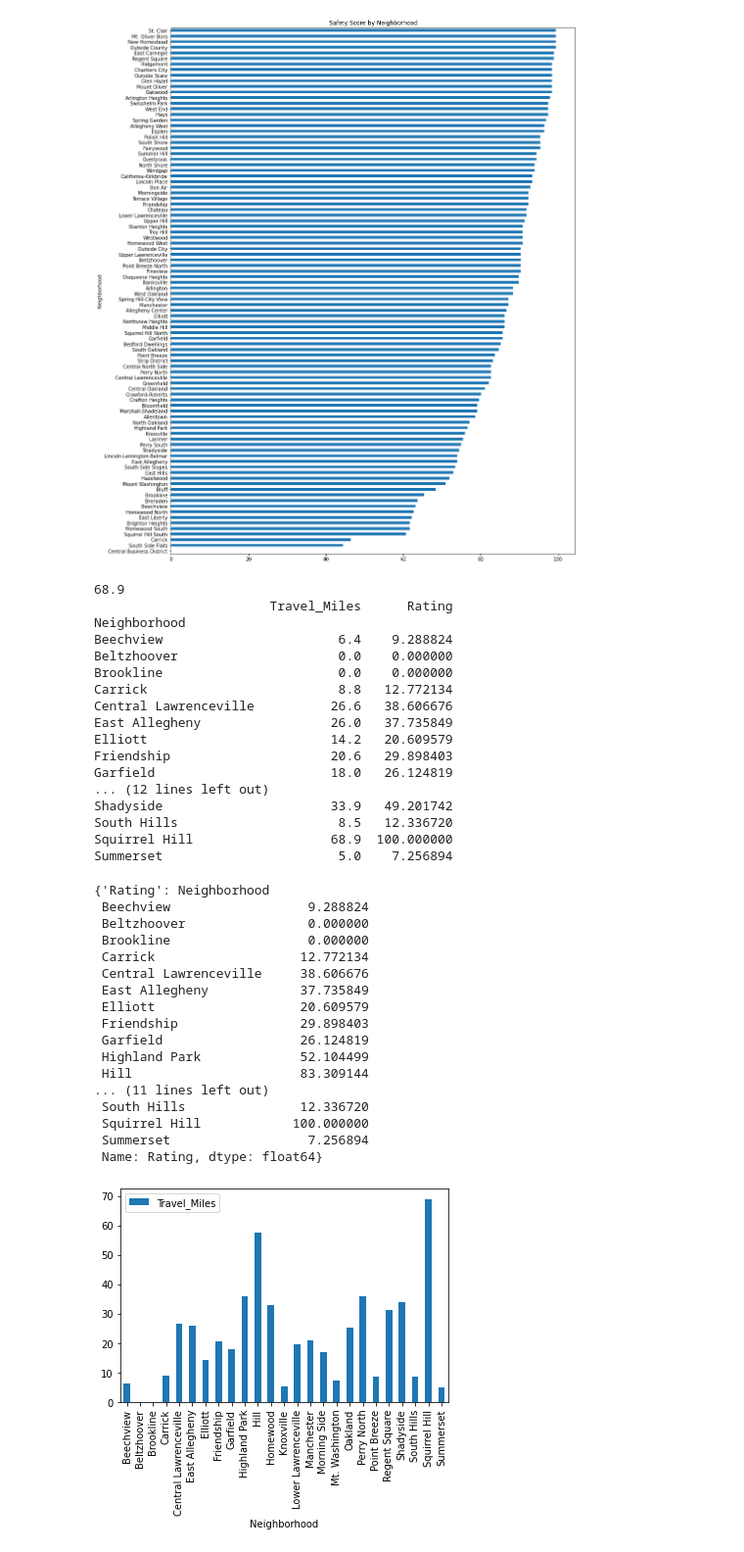
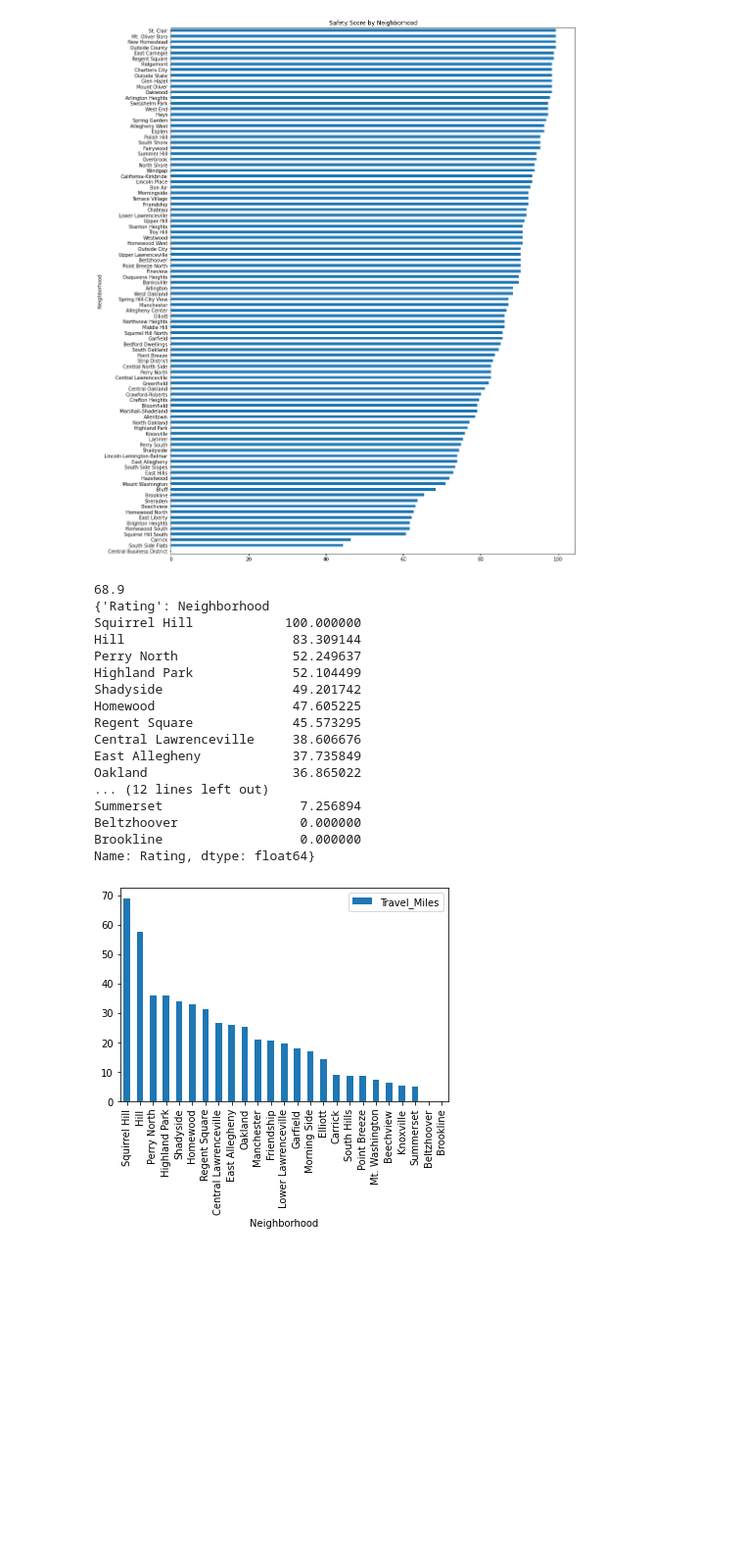
Before and after one commit to jsegebart24/Pitt-Trash-Can, a Jupyter notebook: master.ipynb, the cells around one changed output. Shown: that part at 98% size. Drawn from its saved outputs; the diff is of its cells as text; code cells hidden in the pictures; blank space fills up the shorter version.

```diff
--- a/master.ipynb
+++ b/master.ipynb
@@ -88,73 +88,54 @@ streets = {"Travel_Miles": street.loc[:, "Travel Miles"]}
 che = pd.DataFrame(streets)
 
 #Group together Routes
 che = che.groupby("Route Description").sum()
-#print(che)
 ches = che.groupby(che.index.str.split().str[0]).Travel_Miles.sum().reset_index()
 
 #Remaned Route Description to Neighborhood in Data Frame
 ches2 = ches.rename({'Route Description': 'Neighborhood'}, axis=1)
 
 #Editted names in Neighborhood index
 ches3 =ches2.set_index('Neighborhood')
 ches3.rename(index={"Central":'Central Lawrenceville',"East":'East Allegheny', "Elliott,": "Elliott", "Highland": "Highland Park", "Lower": "Lower Lawrenceville", "Morning": "Morning Side", "Mt": "Mt. Washington", "Perry": "Perry North", "Point": "Point Breeze", "Regent": "Regent Square", "South": "South Hills", "Squirrel": "Squirrel Hill"}, inplace=True)
 
 
 # Visualization here
+ches3 = ches3.sort_values(by=['Travel_Miles'], ascending=False)
 ches3.plot(kind="bar")
 
 # Metric Part 1...
-    # Find the max of data set...
+# Find the max of data set...
 column = ches3["Travel_Miles"]
 max_value = column.max()
 print(max_value)
 
 # Metric Part 2...
-
-    # create a new column and solve for rating...
+# create a new column and solve for rating...
 ches3['Rating'] = ((ches3["Travel_Miles"] * 100).div(max_value))
-
 cheetos = {"Rating": ches3.loc[:, "Rating"]}
 fg = pd.DataFrame(cheetos)
 
-print(ches3)
-cheetos
+
+print(cheetos)
 # %% [output]
 68.9
-                       Travel_Miles      Rating
-Neighborhood
-Beechview                       6.4    9.288824
-Beltzhoover                     0.0    0.000000
-Brookline                       0.0    0.000000
-Carrick                         8.8   12.772134
-Central Lawrenceville          26.6   38.606676
-East Allegheny                 26.0   37.735849
-Elliott                        14.2   20.609579
-Friendship                     20.6   29.898403
-Garfield                       18.0   26.124819
+{'Rating': Neighborhood
+Squirrel Hill            100.000000
+Hill                      83.309144
+Perry North               52.249637
+Highland Park             52.104499
+Shadyside                 49.201742
+Homewood                  47.605225
+Regent Square             45.573295
+Central Lawrenceville     38.606676
+East Allegheny            37.735849
+Oakland                   36.865022
 ... (12 lines left out)
-Shadyside                      33.9   49.201742
-South Hills                     8.5   12.336720
-Squirrel Hill                  68.9  100.000000
-Summerset                       5.0    7.256894
+Summerset                  7.256894
+Beltzhoover                0.000000
+Brookline                  0.000000
+Name: Rating, dtype: float64}
-{'Rating': Neighborhood
- Beechview                  9.288824
- Beltzhoover                0.000000
- Brookline                  0.000000
- Carrick                   12.772134
- Central Lawrenceville     38.606676
- East Allegheny            37.735849
- Elliott                   20.609579
- Friendship                29.898403
- Garfield                  26.124819
- Highland Park             52.104499
- Hill                      83.309144
-... (11 lines left out)
- South Hills               12.336720
- Squirrel Hill            100.000000
- Summerset                  7.256894
- Name: Rating, dtype: float64}
-[figure, old version]
+[figure, new version]
 # %%
 # Tree Dataset
 pittsTree = pd.read_csv("https://data.wprdc.org/datastore/dump/1515a93c-73e3-4425-9b35-1cd11b2196da", index_col="id", dtype={"id": int})
```
Also changed, not shown: parts of 3 cells of this notebook.
